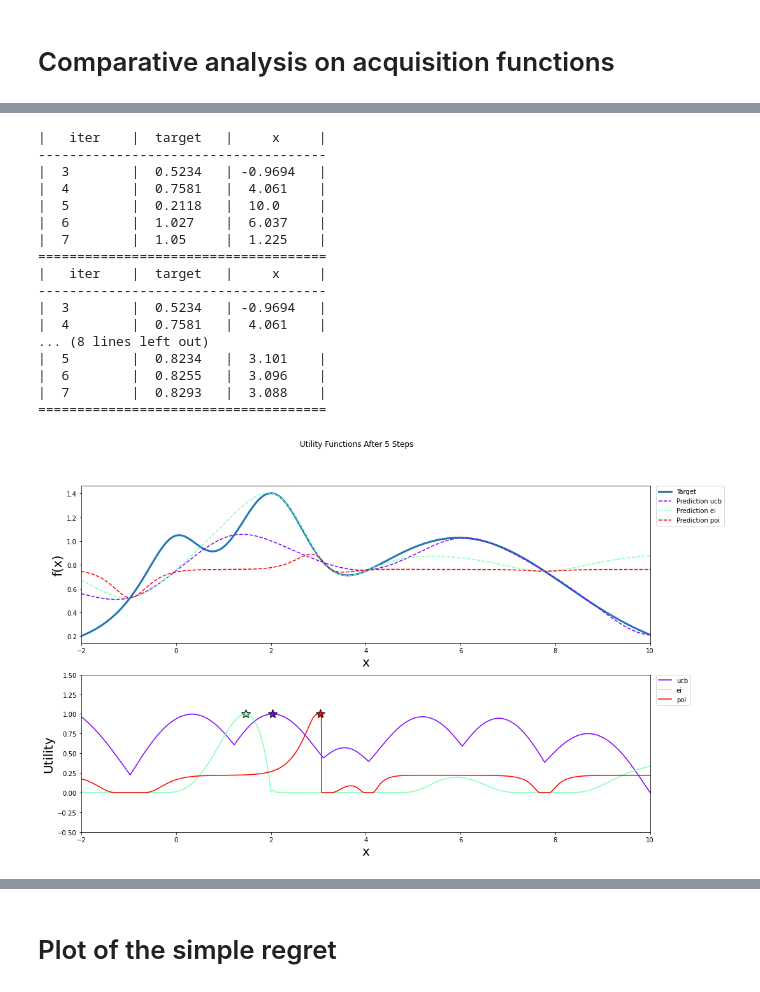
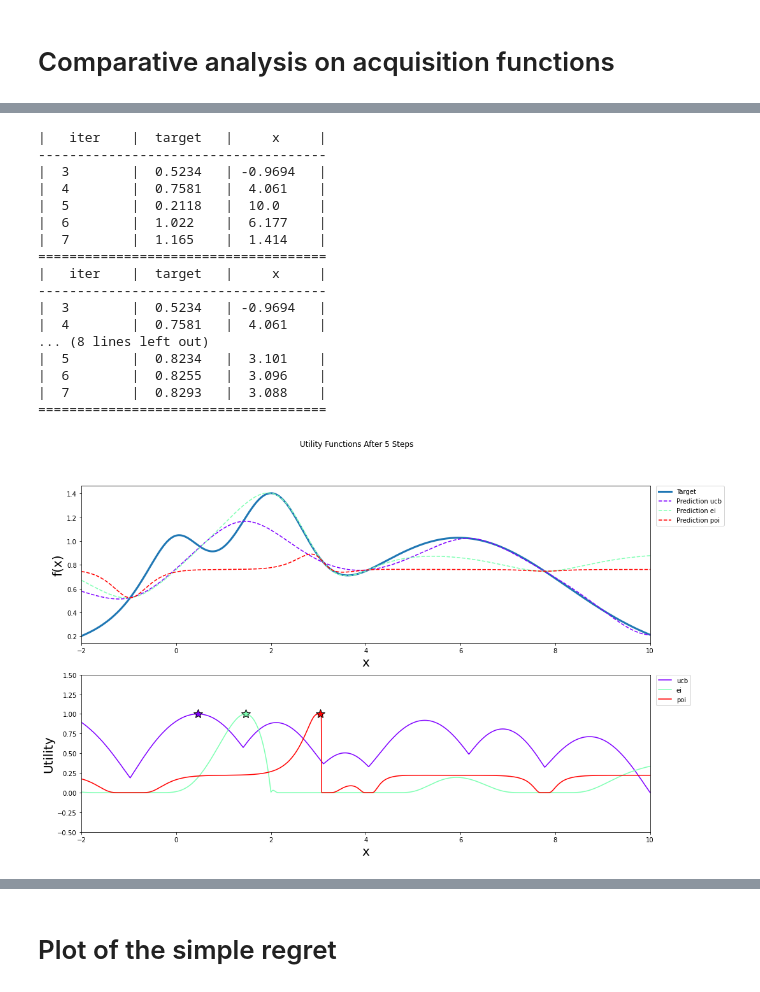
Before and after one commit to MartinaGaravaglia/BayesianOptimization, a Jupyter notebook: examples/plot_acq_func_examples.ipynb, the cells around one changed output, grey strips where cells are left out. Cells and saved outputs as stored; diff of their text form; code cells hidden in the pictures.

```diff
--- a/examples/plot_acq_func_examples.ipynb
+++ b/examples/plot_acq_func_examples.ipynb
@@ -25,16 +25,12 @@ from plot_gp_function import plot_simple_regret
 xx = np.linspace(-2, 10, 10000).reshape(-1,1)
 
 def target(xx):
-    return np.exp(-(xx - 2)**2) + np.exp(-(xx - 6)**2/10) + 1/ (xx**2 + 1)  #
+    return np.exp(-(xx - 2)**2) + np.exp(-(xx - 6)**2/10) + 1/ (xx**2 + 1)
+
 
 optimizer1 = BayesianOptimization(target, {'x': (min(xx), max(xx))}, random_state=27)
 optimizer2 = BayesianOptimization(target, {'x': (min(xx), max(xx))}, random_state=27)
 optimizer3 = BayesianOptimization(target, {'x': (min(xx), max(xx))}, random_state=27)
 
 params = {'ucb': {'kappa': 5, 'xi': 0}, 'ei': {'kappa': 5, 'xi': 0}, 'poi': {'kappa': 5,'xi': 0.01}}
+optimizers_list = [optimizer1, optimizer2, optimizer3]
-# %%
-optimizer1.maximize(init_points=2, n_iter=0, kappa=5)
-optimizer2.maximize(init_points=2, n_iter=0,acq='ei')
-optimizer3.maximize(init_points=2, n_iter=0,acq='poi')
-optimizers={'ucb': optimizer1, 'ei': optimizer2, 'poi': optimizer3}
-plot_gp(optimizers, xx, target, params)
@@ -57,0 +37,14 @@ plot_gp(optimizers, xx, target, params)
+# %%
+def update_optimizers(n_iter, optimizers, init_points=2):
+    names = ['ucb', 'ei', 'poi']
+
+    if len(optimizers[0]._space._target) == 0:
+        for i in range(len(optimizers)):
+            optimizers[i].maximize(init_points=init_points, n_iter=0, acq=names[i])
+    else:
+        for i in range(len(optimizers)):
+            optimizers[i].maximize(init_points=0, n_iter=n_iter, acq=names[i])
+    return optimizers
+# %%
+optimizers_list = update_optimizers(5, optimizers_list)
+plot_gp(optimizers_list, xx, target, params)
@@ -58,25 +68,23 @@ plot_gp(optimizers, xx, target, params)
 # %%
-optimizer1.maximize(init_points=0, n_iter=5, kappa=5)
-optimizer2.maximize(init_points=0, n_iter=5,acq='ei')
-optimizer3.maximize(init_points=0, n_iter=5,acq='poi')
-plot_gp(optimizers, xx, target, params)
+optimizers_list = update_optimizers(5, optimizers_list)
+plot_gp(optimizers_list, xx, target, params)
 # %% [output]
 |   iter    |  target   |     x     |
 -------------------------------------
 |  3        |  0.5234   | -0.9694   |
 |  4        |  0.7581   |  4.061    |
 |  5        |  0.2118   |  10.0     |
-|  6        |  1.027    |  6.037    |
-|  7        |  1.05     |  1.225    |
+|  6        |  1.022    |  6.177    |
+|  7        |  1.165    |  1.414    |
 =====================================
 |   iter    |  target   |     x     |
 -------------------------------------
 |  3        |  0.5234   | -0.9694   |
 |  4        |  0.7581   |  4.061    |
 ... (8 lines left out)
 |  5        |  0.8234   |  3.101    |
 |  6        |  0.8255   |  3.096    |
 |  7        |  0.8293   |  3.088    |
 =====================================
-[figure, old version]
+[figure, new version]
 # %%
```
Also changed, not shown: parts of 9 cells of this notebook, 1 other file.
